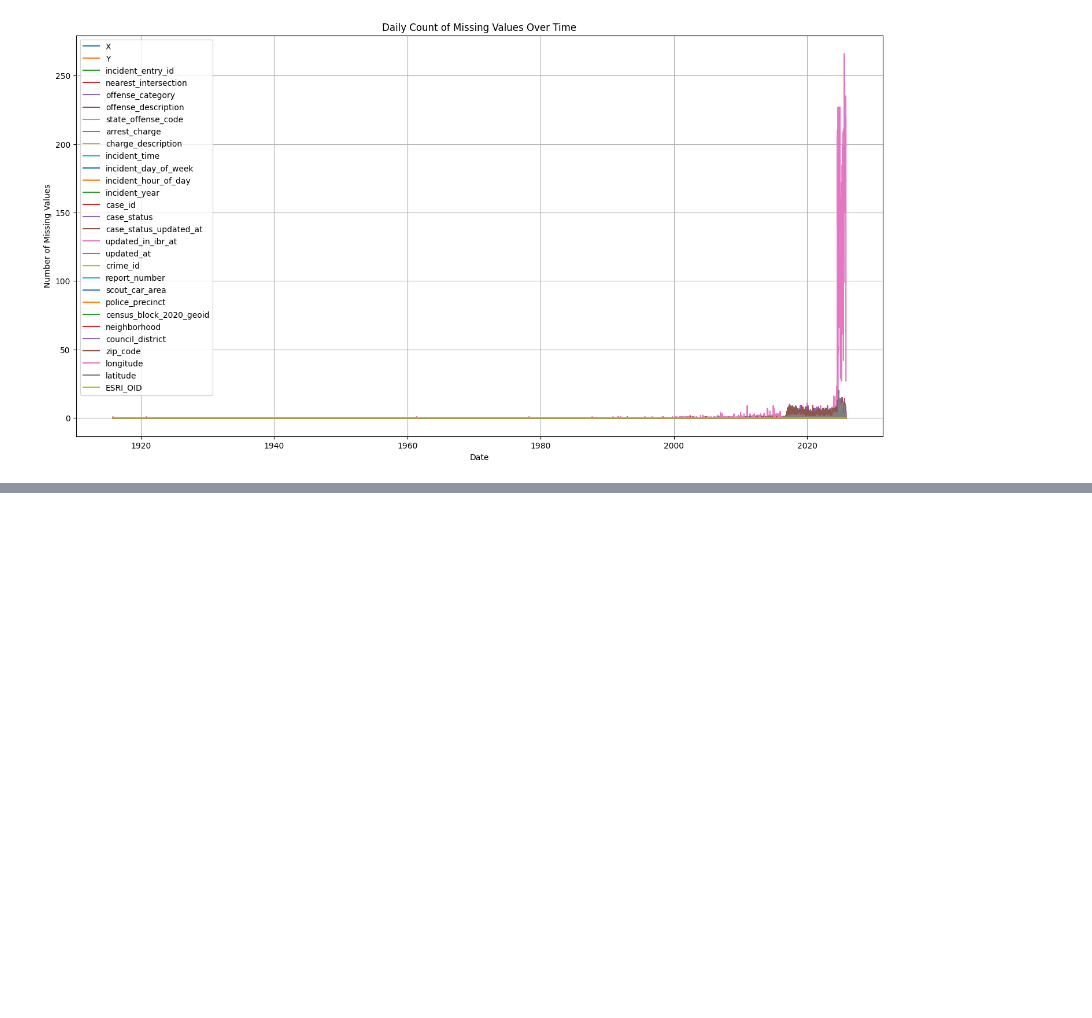
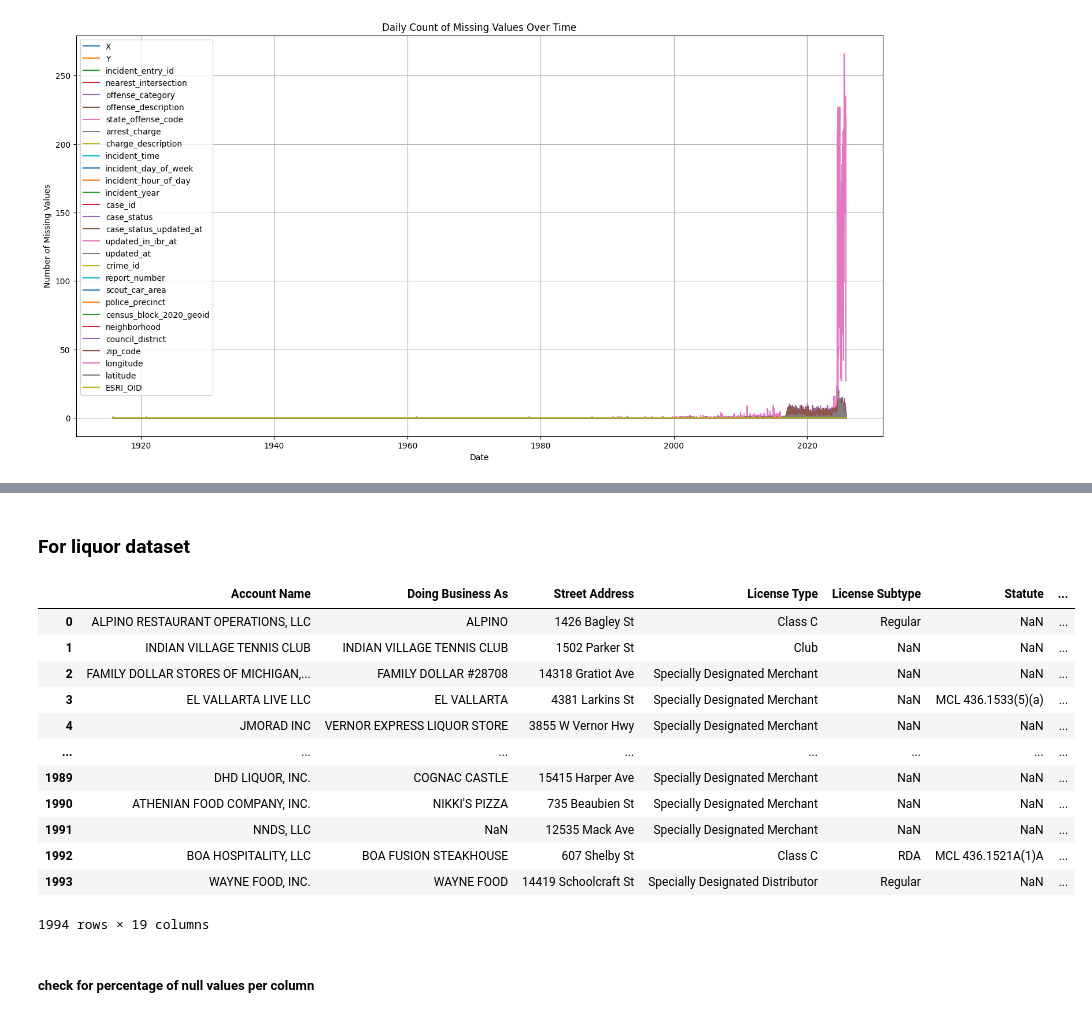
Before and after one commit to spacedust10/detroit-crime-analysis, a Jupyter notebook: analysis.ipynb, the cells around one changed output, grey strips where cells are left out. Saved outputs shown, nothing was run; the diff lists cells and outputs as text; code cells hidden in the pictures; blank space fills up the shorter version.

Commit message:
Add Data Cleaning code for all datasets

```diff
--- a/analysis.ipynb
+++ b/analysis.ipynb
@@ -158,0 +214,21 @@ plt.show()
+# %% [markdown]
+### For liquor dataset
+# %%
+liquor_licenses = pd.read_csv('data/liquor-licenses.csv')
+liquor_licenses
+# %% [output]
+|  | Account Name | Doing Business As | Street Address | License Type | License Subtype | Statute | ... |
+| 0 | ALPINO RESTAURANT OPERATIONS, LLC | ALPINO | 1426 Bagley St | Class C | Regular | NaN | ... |
+| 1 | INDIAN VILLAGE TENNIS CLUB | INDIAN VILLAGE TENNIS CLUB | 1502 Parker St | Club | NaN | NaN | ... |
+| 2 | FAMILY DOLLAR STORES OF MICHIGAN,... | FAMILY DOLLAR #28708 | 14318 Gratiot Ave | Specially Designated Merchant | NaN | NaN | ... |
+| 3 | EL VALLARTA LIVE LLC | EL VALLARTA | 4381 Larkins St | Specially Designated Merchant | NaN | MCL 436.1533(5)(a) | ... |
+| 4 | JMORAD INC | VERNOR EXPRESS LIQUOR STORE | 3855 W Vernor Hwy | Specially Designated Merchant | NaN | NaN | ... |
+| ... | ... | ... | ... | ... | ... | ... | ... |
+| 1989 | DHD LIQUOR, INC. | COGNAC CASTLE | 15415 Harper Ave | Specially Designated Merchant | NaN | NaN | ... |
+| 1990 | ATHENIAN FOOD COMPANY, INC. | NIKKI'S PIZZA | 735 Beaubien St | Specially Designated Merchant | NaN | NaN | ... |
+| 1991 | NNDS, LLC | NaN | 12535 Mack Ave | Specially Designated Merchant | NaN | NaN | ... |
+| 1992 | BOA HOSPITALITY, LLC | BOA FUSION STEAKHOUSE | 607 Shelby St | Class C | RDA | MCL 436.1521A(1)A | ... |
+| 1993 | WAYNE FOOD, INC. | WAYNE FOOD | 14419 Schoolcraft St | Specially Designated Distributor | Regular | NaN | ... |
+1994 rows × 19 columns
+# %% [markdown]
+##### check for percentage of null values per column
```
Also changed, not shown: parts of 14 cells of this notebook.
